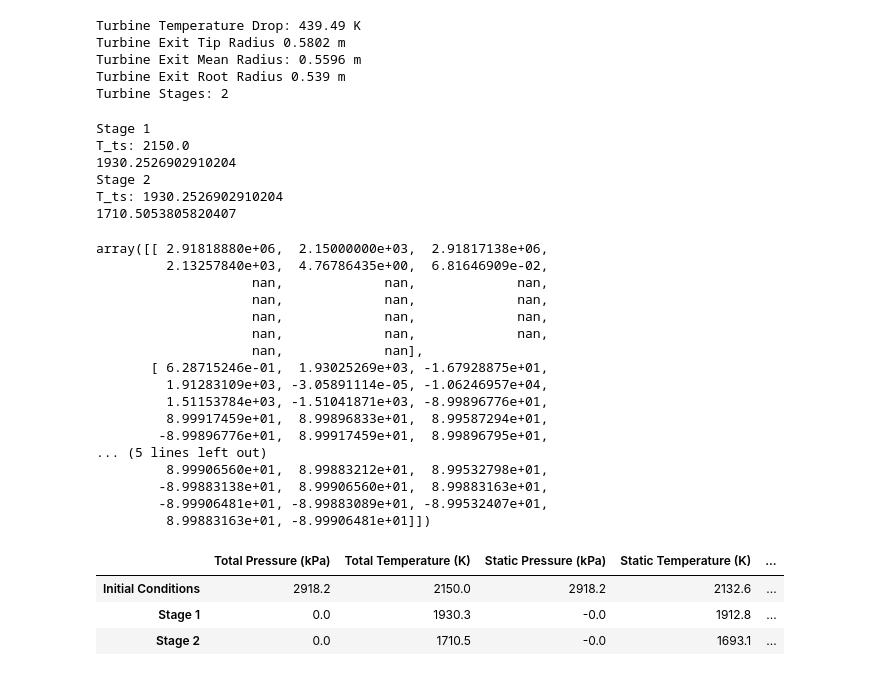
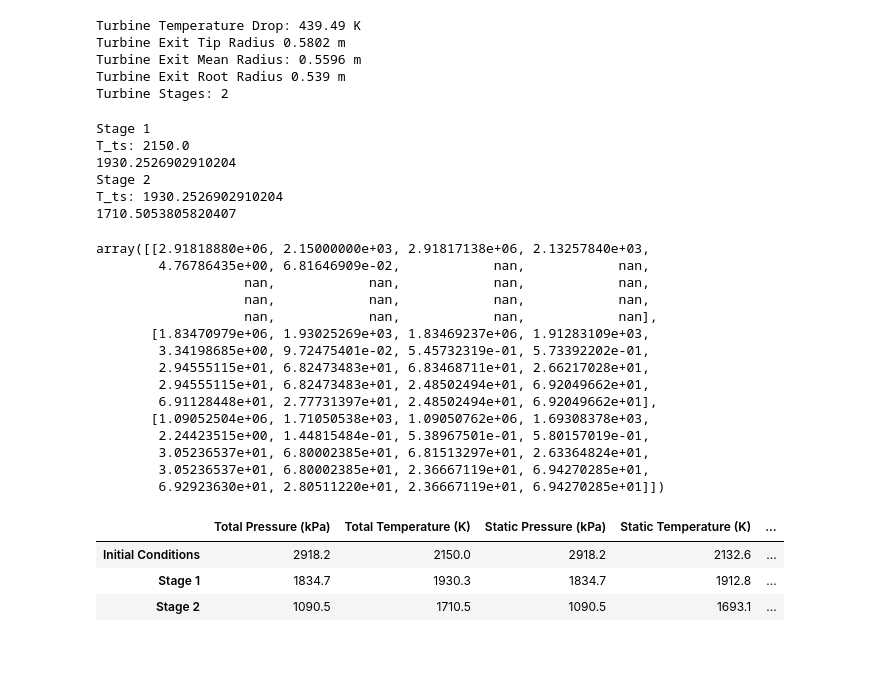
Before and after one commit to WillUoC/ABP-project-2, a Jupyter notebook: Compressor.ipynb, the cells around one changed output. Saved outputs shown, nothing was run; the diff lists cells and outputs as text; code cells hidden in the pictures.

```diff
--- a/Compressor.ipynb
+++ b/Compressor.ipynb
@@ -559,51 +559,47 @@ for i in range(t_stages):
     beta_1_r = beta_3_r
     alpha_1_r = alpha_3_r
 
     beta_2_t, alpha_2_t, beta_3_t, alpha_3_t, beta_1_t, alpha_1_t = np.array([beta_2_t, alpha_2_t, beta_3_t, alpha_3_t, beta_1_t, alpha_1_t]) * 180/np.pi
     beta_2_r, alpha_2_r, beta_3_r, alpha_3_r, beta_1_r, alpha_1_r = np.array([beta_2_r, alpha_2_r, beta_3_r, alpha_3_r, beta_1_r, alpha_1_r]) * 180/np.pi
 
     variable_array_turb[i+1, :] =\
          [P_ts, T_ts, P_s, T_s, rho_s, A_s, r_trs, r_tts, alpha_1_r, beta_1_r, alpha_2_r, beta_2_r, alpha_3_r, beta_3_r, alpha_1_t, beta_1_t, alpha_2_t, beta_2_t, alpha_3_t, beta_3_t]
 
 # print(f'Fan Pressure Ratio: {variable_array[0, 0]/P_a:.1f}')
 # print(f'Compressor Pressure Ratio: {variable_array[-1, 0]/variable_array[0, 0]:.1f}')
 # print(f'Total Pressure Ratio: {variable_array[-1, 0]/P_a:.1f}')
 
 variable_array_turb_display = variable_array_turb.copy()
 variable_array_turb_display[:, 0] = variable_array_turb_display[:, 0]/1000
 variable_array_turb_display[:, 2] = variable_array_turb_display[:, 2]/1000
 
-display(variable_array_turb)
-
 df = pd.DataFrame(variable_array_turb_display, columns=label_array_turb, index=index_array_turb)
 df_styled_turbine = df.style.format(style_dict_turb)
 display(df_styled_turbine)
 dfi.export(df_styled_turbine, 'Turbine-Table.png')
 # %% [output]
 Stage 1
 T_ts: 2150.0
 1930.2526902910204
 Stage 2
 T_ts: 1930.2526902910204
 1710.5053805820407
-array([[ 2.91818880e+06,  2.15000000e+03,  2.91817138e+06,
-         2.13257840e+03,  4.76786435e+00,  6.81646909e-02,
-                    nan,             nan,             nan,
-                    nan,             nan,             nan,
-                    nan,             nan,             nan,
-                    nan,             nan,             nan,
-                    nan,             nan],
-       [ 6.28715246e-01,  1.93025269e+03, -1.67928875e+01,
-         1.91283109e+03, -3.05891114e-05, -1.06246957e+04,
-         1.51153784e+03, -1.51041871e+03, -8.99896776e+01,
-         8.99917459e+01,  8.99896833e+01,  8.99587294e+01,
-        -8.99896776e+01,  8.99917459e+01,  8.99896795e+01,
-... (5 lines left out)
-         8.99906560e+01,  8.99883212e+01,  8.99532798e+01,
-        -8.99883138e+01,  8.99906560e+01,  8.99883163e+01,
-        -8.99906481e+01, -8.99883089e+01, -8.99532407e+01,
-         8.99883163e+01, -8.99906481e+01]])
+array([[2.91818880e+06, 2.15000000e+03, 2.91817138e+06, 2.13257840e+03,
+        4.76786435e+00, 6.81646909e-02,            nan,            nan,
+                   nan,            nan,            nan,            nan,
+                   nan,            nan,            nan,            nan,
+                   nan,            nan,            nan,            nan],
+       [1.83470979e+06, 1.93025269e+03, 1.83469237e+06, 1.91283109e+03,
+        3.34198685e+00, 9.72475401e-02, 5.45732319e-01, 5.73392202e-01,
+        2.94555115e+01, 6.82473483e+01, 6.83468711e+01, 2.66217028e+01,
+        2.94555115e+01, 6.82473483e+01, 2.48502494e+01, 6.92049662e+01,
+        6.91128448e+01, 2.77731397e+01, 2.48502494e+01, 6.92049662e+01],
+       [1.09052504e+06, 1.71050538e+03, 1.09050762e+06, 1.69308378e+03,
+        2.24423515e+00, 1.44815484e-01, 5.38967501e-01, 5.80157019e-01,
+        3.05236537e+01, 6.80002385e+01, 6.81513297e+01, 2.63364824e+01,
+        3.05236537e+01, 6.80002385e+01, 2.36667119e+01, 6.94270285e+01,
+        6.92923630e+01, 2.80511220e+01, 2.36667119e+01, 6.94270285e+01]])
 |  | Total Pressure (kPa) | Total Temperature (K) | Static Pressure (kPa) | Static Temperature (K) | ... |
 | Initial Conditions | 2918.2 | 2150.0 | 2918.2 | 2132.6 | ... |
-| Stage 1 | 0.0 | 1930.3 | -0.0 | 1912.8 | ... |
-| Stage 2 | 0.0 | 1710.5 | -0.0 | 1693.1 | ... |
+| Stage 1 | 1834.7 | 1930.3 | 1834.7 | 1912.8 | ... |
+| Stage 2 | 1090.5 | 1710.5 | 1090.5 | 1693.1 | ... |
```
